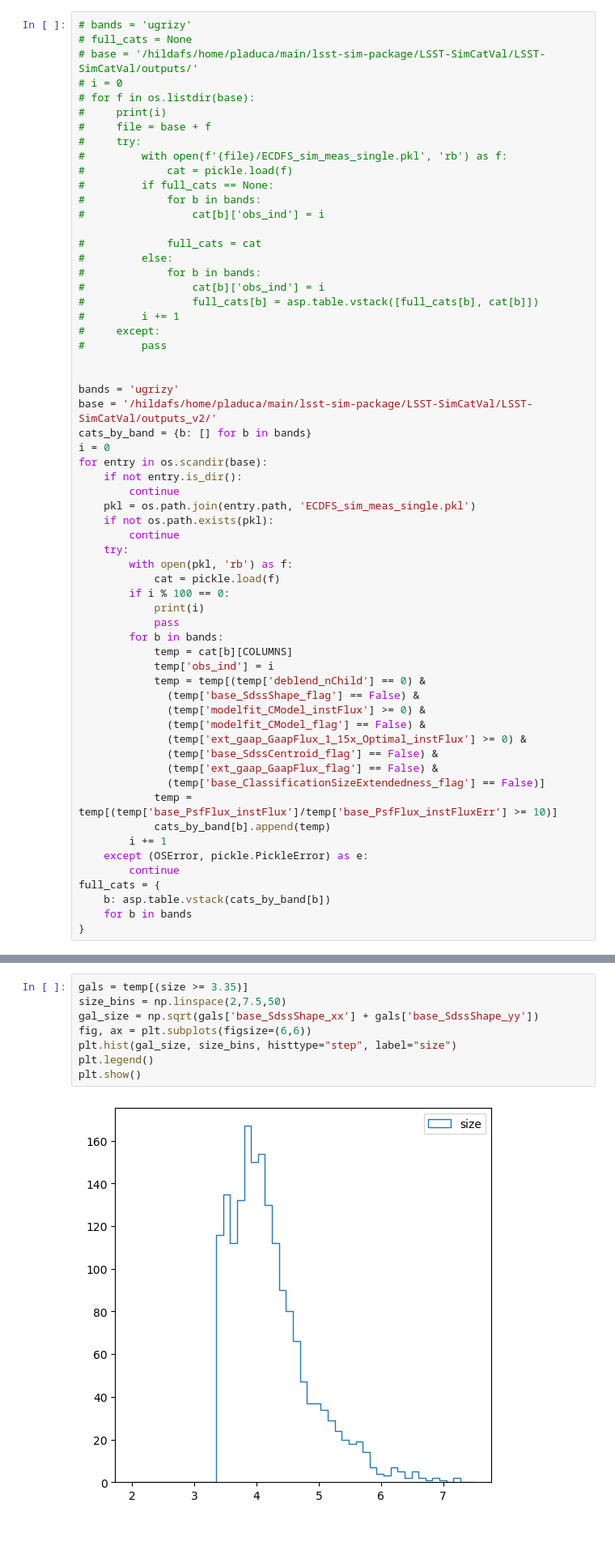
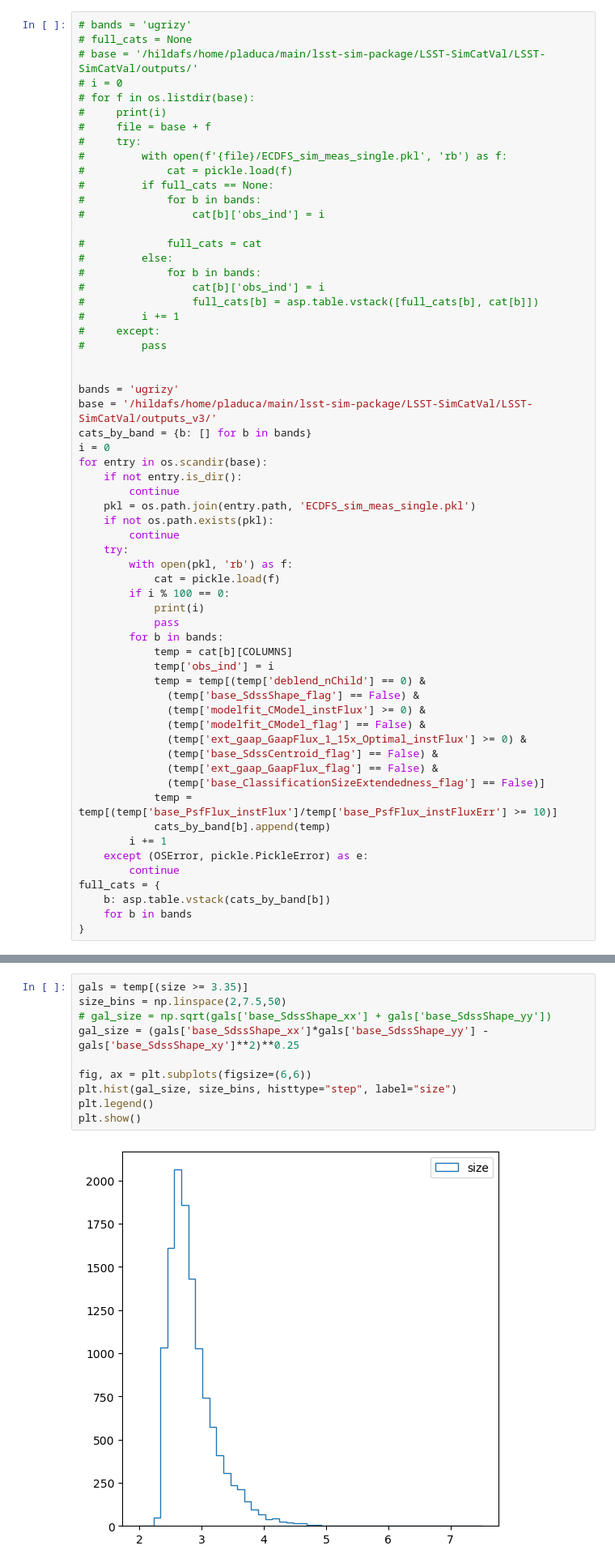
Before and after one commit to philipladuca24/LSST-SimCatVal, a Jupyter notebook: LSST-SimCatVal/full_run_plots.ipynb, the cells around one changed output, grey strips where cells are left out. Shown at 81% size. Drawn from its saved outputs; the diff is of its cells as text; blank space fills up the shorter version.

```diff
--- a/LSST-SimCatVal/full_run_plots.ipynb
+++ b/LSST-SimCatVal/full_run_plots.ipynb
@@ -66,7 +66,7 @@ COLUMNS = [
 
 
 bands = 'ugrizy'
-base = '/hildafs/home/pladuca/main/lsst-sim-package/LSST-SimCatVal/LSST-SimCatVal/outputs_v2/'
+base = '/hildafs/home/pladuca/main/lsst-sim-package/LSST-SimCatVal/LSST-SimCatVal/outputs_v3/'
 cats_by_band = {b: [] for b in bands}
 i = 0
 for entry in os.scandir(base):
@@ -214,13 +210,15 @@ plt.show()
 # %%
 gals = temp[(size >= 3.35)]
 size_bins = np.linspace(2,7.5,50)
-gal_size = np.sqrt(gals['base_SdssShape_xx'] + gals['base_SdssShape_yy'])
+# gal_size = np.sqrt(gals['base_SdssShape_xx'] + gals['base_SdssShape_yy'])
+gal_size = (gals['base_SdssShape_xx']*gals['base_SdssShape_yy'] - gals['base_SdssShape_xy']**2)**0.25
+
 fig, ax = plt.subplots(figsize=(6,6))
 plt.hist(gal_size, size_bins, histtype="step", label="size")
 plt.legend()
 plt.show()
 # %% [output]
-[figure, old version]
+[figure, new version]
 # %%
 e1 = (gals['base_SdssShape_xx'] - gals['base_SdssShape_yy'])/(gals['base_SdssShape_xx'] + gals['base_SdssShape_yy'])
 e2 = 2*(gals['base_SdssShape_xy'])/(gals['base_SdssShape_xx'] + gals['base_SdssShape_yy'])
```
Also changed, not shown: parts of 9 cells of this notebook, 4 other files.
